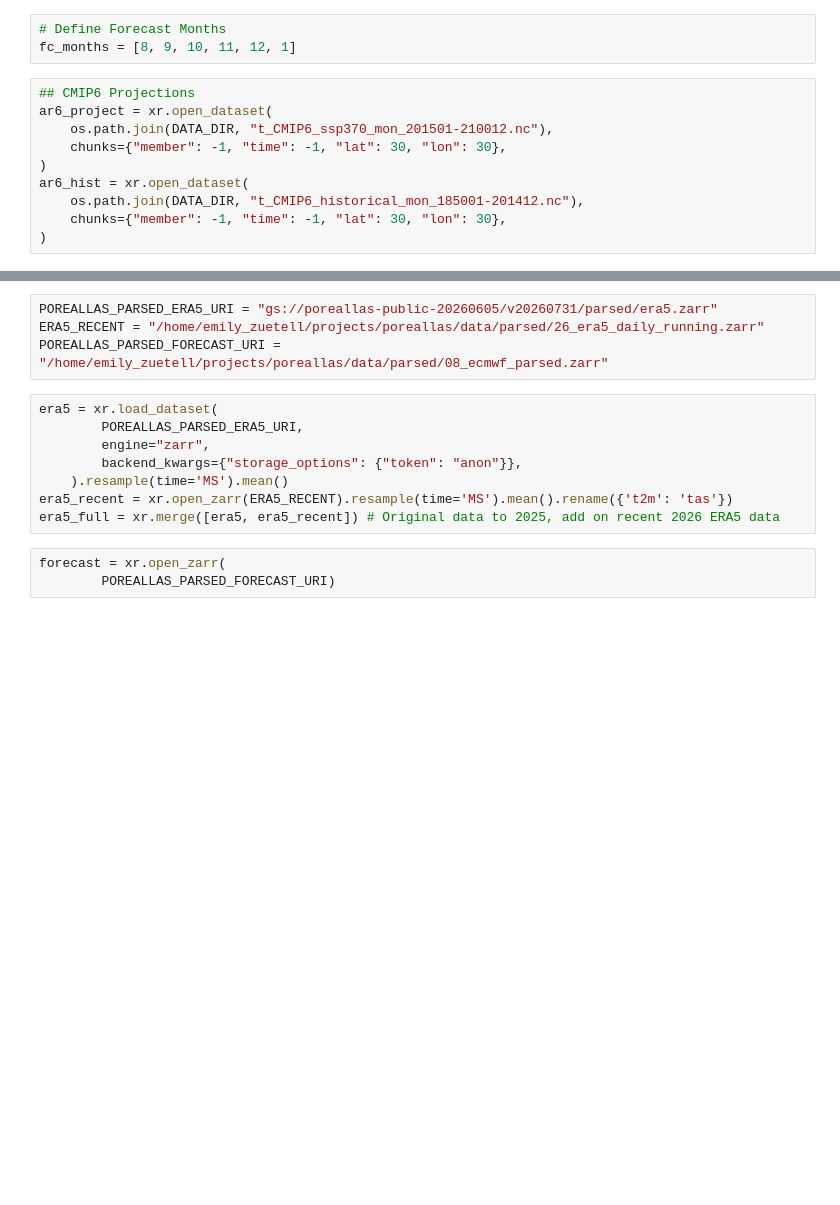
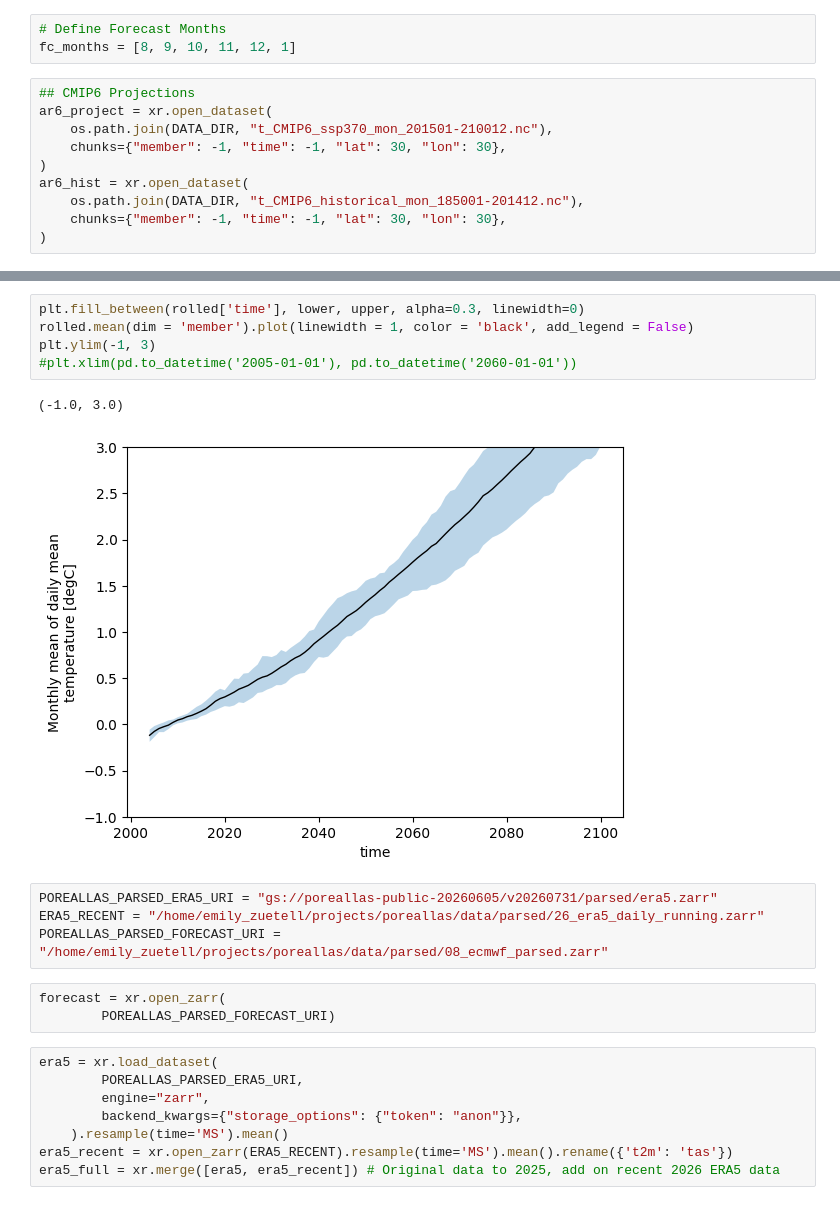
Before and after one commit to ezuetell/poreallas, a Jupyter notebook: analysis/u10_timeseries_anomaly_cmip.ipynb, the cells around one changed output, grey strips where cells are left out. Saved outputs shown, nothing was run; the diff lists cells and outputs as text; blank space fills up the shorter version.

```diff
--- a/analysis/u10_timeseries_anomaly_cmip.ipynb
+++ b/analysis/u10_timeseries_anomaly_cmip.ipynb
@@ -78,7 +141,18 @@ anomaly_model = projection.swap_dims({"member": "member_id"}) - hist_mean.swap_d
+# %%
+plt.fill_between(rolled['time'], lower, upper, alpha=0.3, linewidth=0)
+rolled.mean(dim = 'member').plot(linewidth = 1, color = 'black', add_legend = False)
+plt.ylim(-1, 3)
+#plt.xlim(pd.to_datetime('2005-01-01'), pd.to_datetime('2060-01-01'))
+# %% [output]
+(-1.0, 3.0)
+[figure, added]
 # %%
 POREALLAS_PARSED_ERA5_URI = "gs://poreallas-public-20260605/v20260731/parsed/era5.zarr"
 ERA5_RECENT = "/home/emily_zuetell/projects/poreallas/data/parsed/26_era5_daily_running.zarr"
 POREALLAS_PARSED_FORECAST_URI = "/home/emily_zuetell/projects/poreallas/data/parsed/08_ecmwf_parsed.zarr"
+# %%
+forecast = xr.open_zarr(
+        POREALLAS_PARSED_FORECAST_URI)
 # %%
 era5 = xr.load_dataset(
         POREALLAS_PARSED_ERA5_URI,
@@ -87,9 +161,6 @@ era5 = xr.load_dataset(
     ).resample(time='MS').mean()
 era5_recent = xr.open_zarr(ERA5_RECENT).resample(time='MS').mean().rename({'t2m': 'tas'})
 era5_full = xr.merge([era5, era5_recent]) # Original data to 2025, add on recent 2026 ERA5 data
-# %%
-forecast = xr.open_zarr(
-        POREALLAS_PARSED_FORECAST_URI)
 # %%
 # Baseline period Monthly Climatology
 BASELINE_PERIOD = slice("1995-01-01", "2014-12-31")
```
Also changed, not shown: parts of 29 cells of this notebook.
